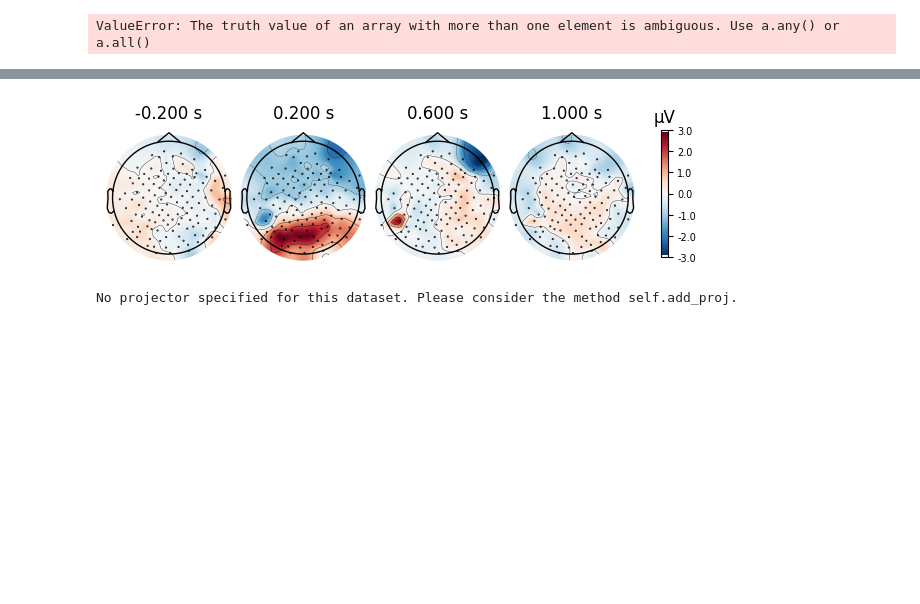
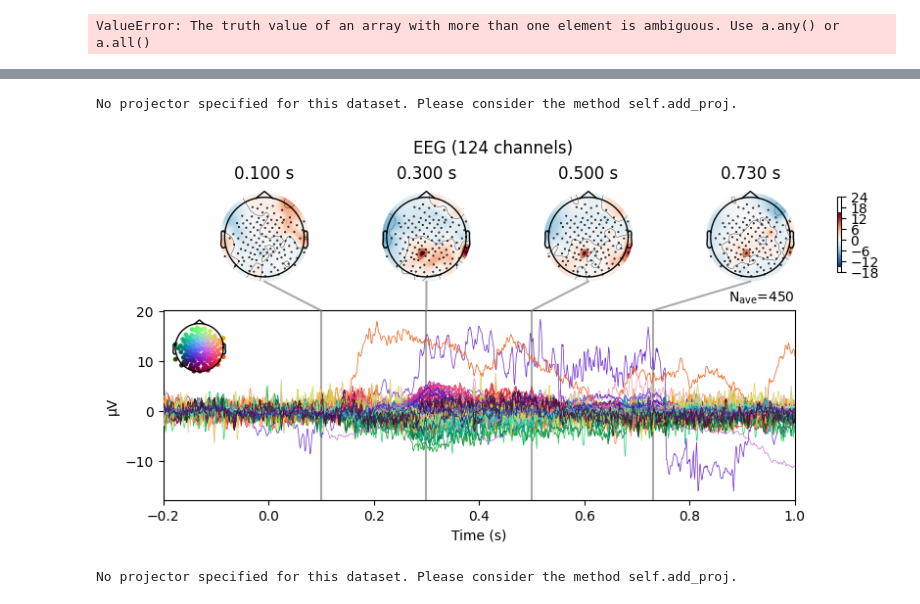
Before and after one commit to owaismujtaba/SemanticDecoding, a Jupyter notebook: Untitled-1.ipynb, the cells around one changed output, grey strips where cells are left out. Drawn from its saved outputs; the diff is of its cells as text; code cells hidden in the pictures; blank space fills up the shorter version.

```diff
--- a/Untitled-1.ipynb
+++ b/Untitled-1.ipynb
@@ -151,7 +156,8 @@ No projector specified for this dataset. Please consider the method self.add_pro
-# %%
-perception.plot_topomap();
-# %% [output]
-[figure, removed]
+# %%
+perception.plot_joint([0.1,  0.3, 0.5, 0.73]);
+# %% [output]
+No projector specified for this dataset. Please consider the method self.add_proj.
+[figure, added]
 # %%
 import matplotlib.pyplot as plt
 
```
Also changed, not shown: parts of 15 cells of this notebook, 2 other files.
